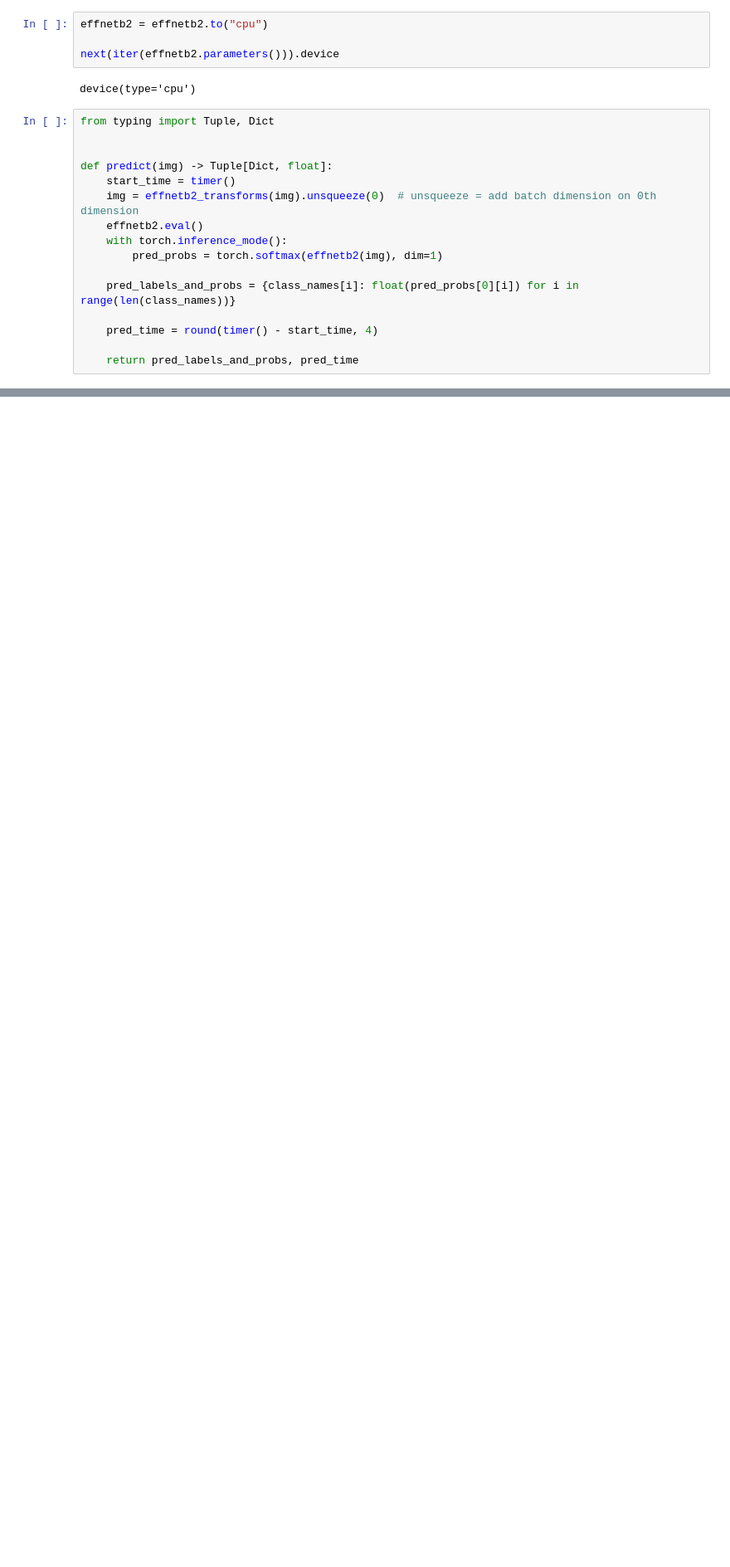
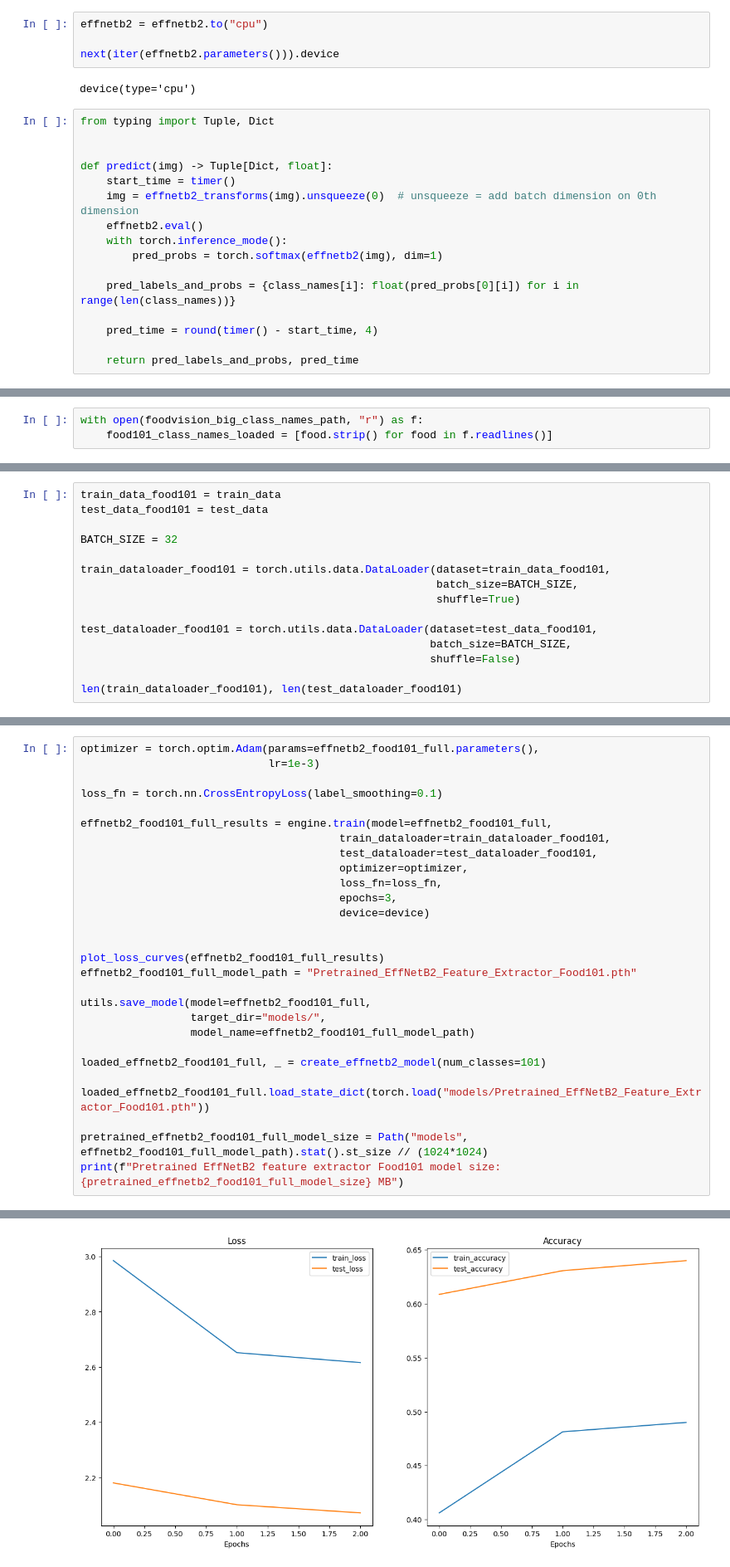
Before and after one commit to KeivanJamali/PyTorch-for-Deep-Learning, a Jupyter notebook: 09_PyTorch_model_deployment.ipynb, the cells around one changed output, grey strips where cells are left out. Shown at 83% size. Drawn from its saved outputs; the diff is of its cells as text; blank space fills up the shorter version.

```diff
--- a/09_PyTorch_model_deployment.ipynb
+++ b/09_PyTorch_model_deployment.ipynb
@@ -991,0 +1467,3 @@ KeyError: 'Event not found in queue. If you are deploying this Gradio app with m
+# %%
+with open(foodvision_big_class_names_path, "r") as f:
+    food101_class_names_loaded = [food.strip() for food in f.readlines()]
@@ -991,0 +1605,15 @@ KeyError: 'Event not found in queue. If you are deploying this Gradio app with m
+# %%
+train_data_food101 = train_data
+test_data_food101 = test_data
+
+BATCH_SIZE = 32
+
+train_dataloader_food101 = torch.utils.data.DataLoader(dataset=train_data_food101,
+                                                       batch_size=BATCH_SIZE,
+                                                       shuffle=True)
+
+test_dataloader_food101 = torch.utils.data.DataLoader(dataset=test_data_food101,
+                                                      batch_size=BATCH_SIZE,
+                                                      shuffle=False)
+
+len(train_dataloader_food101), len(test_dataloader_food101)
@@ -991,0 +1622,29 @@ KeyError: 'Event not found in queue. If you are deploying this Gradio app with m
+# %%
+optimizer = torch.optim.Adam(params=effnetb2_food101_full.parameters(),
+                             lr=1e-3)
+
+loss_fn = torch.nn.CrossEntropyLoss(label_smoothing=0.1)
+
+effnetb2_food101_full_results = engine.train(model=effnetb2_food101_full,
+                                        train_dataloader=train_dataloader_food101,
+                                        test_dataloader=test_dataloader_food101,
+                                        optimizer=optimizer,
+                                        loss_fn=loss_fn,
+                                        epochs=3,
+                                        device=device)
+
+
+plot_loss_curves(effnetb2_food101_full_results)
+effnetb2_food101_full_model_path = "Pretrained_EffNetB2_Feature_Extractor_Food101.pth"
+
+utils.save_model(model=effnetb2_food101_full,
+                 target_dir="models/",
+                 model_name=effnetb2_food101_full_model_path)
+
+loaded_effnetb2_food101_full, _ = create_effnetb2_model(num_classes=101)
+
+loaded_effnetb2_food101_full.load_state_dict(torch.load("models/Pretrained_EffNetB2_Feature_Extractor_Food101.pth"))
+
+pretrained_effnetb2_food101_full_model_size = Path("models", effnetb2_food101_full_model_path).stat().st_size // (1024*1024)
+print(f"Pretrained EffNetB2 feature extractor Food101 model size: {pretrained_effnetb2_food101_full_model_size} MB")
+# %% [output]
@@ -991,0 +1659 @@ KeyError: 'Event not found in queue. If you are deploying this Gradio app with m
+[figure, added]
```
Also changed, not shown: parts of 87 cells of this notebook, 30 other files.
